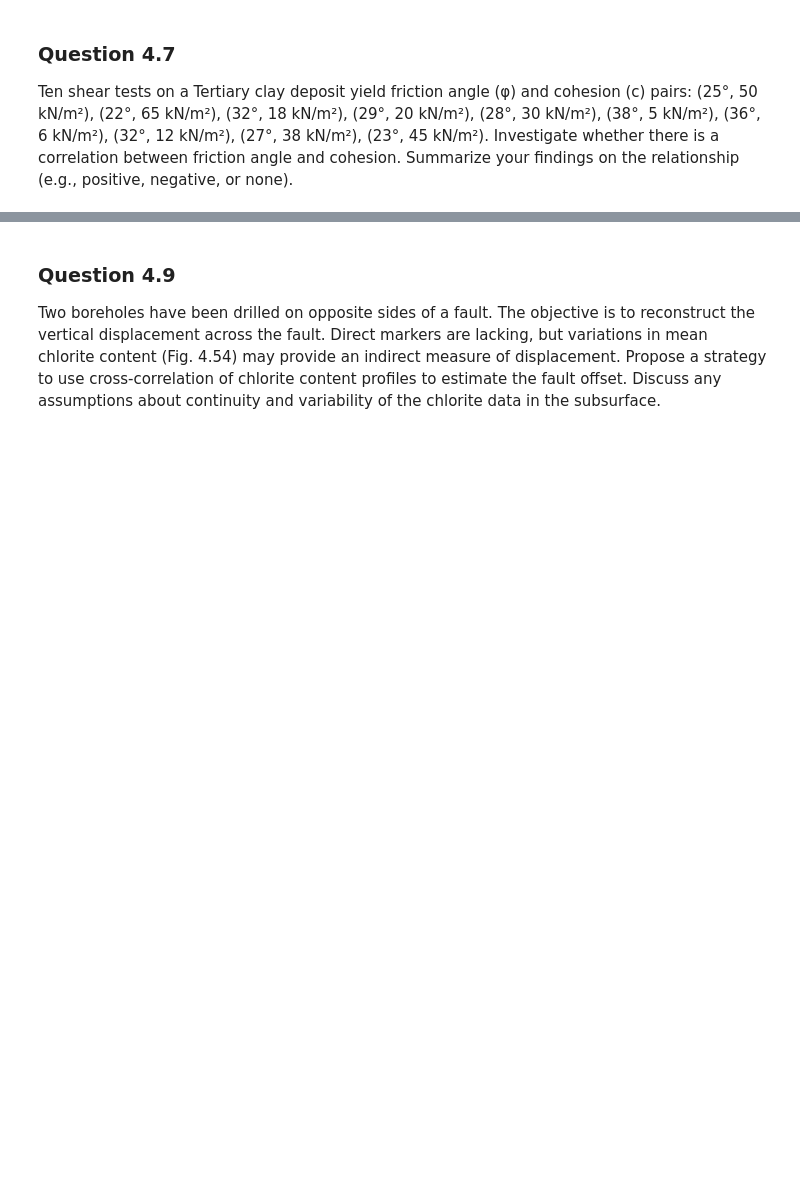
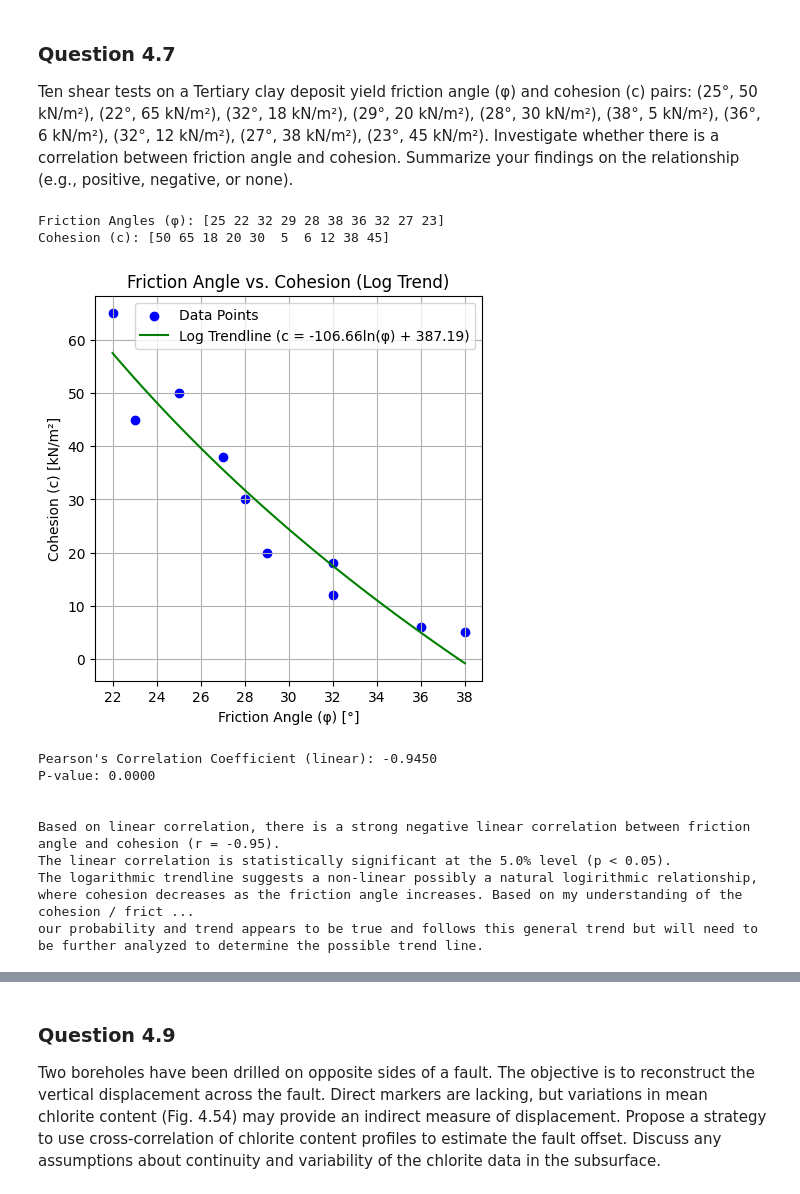
Before and after one commit to iGeology-Illinois/geol-581-module-3-principles-of-uncertainty-chapter-4-GouldDirt26, a Jupyter notebook: GEOL_593_Alex_M_Gould_Module_3_HW_FEB232026.ipynb, the cells around one changed output, grey strips where cells are left out. Saved outputs shown, nothing was run; the diff lists cells and outputs as text; code cells hidden in the pictures; blank space fills up the shorter version.

```diff
--- a/GEOL_593_Alex_M_Gould_Module_3_HW_FEB232026.ipynb
+++ b/GEOL_593_Alex_M_Gould_Module_3_HW_FEB232026.ipynb
@@ -370,0 +457,78 @@ Monthly landslide frequency in a mountain region is documented in a histogram (F
+# %%
+import numpy as np
+import pandas as pd
+import matplotlib.pyplot as plt
+from scipy.stats import pearsonr
+
+# STEP 2 - Store the friction angle and cohesion data in numpy arrays
+phi = np.array([25, 22, 32, 29, 28, 38, 36, 32, 27, 23])
+cohesion = np.array([50, 65, 18, 20, 30, 5, 6, 12, 38, 45])
+
+# Display the data
+print("Friction Angles (φ):", phi)
+print("Cohesion (c):", cohesion)
+print("\n")
+
+# STEP 2 - Plot φ vs. c to visualize potential correlation
+plt.figure(figsize=(5, 5))
+plt.scatter(phi, cohesion, color='blue', label='Data Points')
+
+# Perform logarithmic regression (cohesion = a * log(phi) + b)
+# Handle potential non-positive phi values by adding a small constant if necessary, though here all phi are positive.
+log_phi = np.log(phi)
+
+# Fit a linear model to log_phi and cohesion
+a, b = np.polyfit(log_phi, cohesion, 1)
+
+# Generate points for the log trendline
+phi_for_trend = np.linspace(phi.min(), phi.max(), 100)
+log_cohesion_trend = a * np.log(phi_for_trend) + b
+
+plt.plot(phi_for_trend, log_cohesion_trend, color='green', label=f'Log Trendline (c = {a:.2f}ln(φ) + {b:.2f})')
+
+plt.title('Friction Angle vs. Cohesion (Log Trend)')
+plt.xlabel('Friction Angle (φ) [°]')
+plt.ylabel('Cohesion (c) [kN/m²]')
+plt.grid(True)
+plt.legend()
+plt.show()
+
+# STEP 3 - Calculate Pearson's correlation coefficient
+# (Note: Pearson's r directly measures linear correlation, so it's kept for the original data)
+correlation_coefficient, p_value = pearsonr(phi, cohesion)
+print(f"Pearson's Correlation Coefficient (linear): {correlation_coefficient:.4f}")
+print(f"P-value: {p_value:.4f}")
+
+#STEP 4 - Answer
+if correlation_coefficient > 0.7:
+    relationship = "a strong positive linear correlation"
+elif correlation_coefficient > 0.3:
+    relationship = "a moderate positive linear correlation"
+elif correlation_coefficient < -0.7:
+    relationship = "a strong negative linear correlation"
+elif correlation_coefficient < -0.3:
+    relationship = "a moderate negative linear correlation"
+else:
+    relationship = "a weak or no linear correlation"
+print(f"\n")
+print(f"Based on linear correlation, there is {relationship} between friction angle and cohesion (r = {correlation_coefficient:.2f}).")
+
+alpha = 0.05 # Common significance level
+if p_value < alpha:
+    print(f"The linear correlation is statistically significant at the {alpha*100}% level (p < {alpha}).")
+else:
+    print(f"The linear correlation is not statistically significant at the {alpha*100}% level (p >= {alpha}).")
+
+print("The logarithmic trendline suggests a non-linear possibly a natural logirithmic relationship, where cohesion decreases as the friction angle increases. Based on my understanding of the cohesion / friction angle interactions, \nour probability and trend appears to be true and follows this general trend but will need to be further analyzed to determine the possible trend line.")
+# %% [output]
+Friction Angles (φ): [25 22 32 29 28 38 36 32 27 23]
+Cohesion (c): [50 65 18 20 30  5  6 12 38 45]
+[figure, added]
+Pearson's Correlation Coefficient (linear): -0.9450
+P-value: 0.0000
+
+
+Based on linear correlation, there is a strong negative linear correlation between friction angle and cohesion (r = -0.95).
+The linear correlation is statistically significant at the 5.0% level (p < 0.05).
+The logarithmic trendline suggests a non-linear possibly a natural logirithmic relationship, where cohesion decreases as the friction angle increases. Based on my understanding of the cohesion / frict ...
+our probability and trend appears to be true and follows this general trend but will need to be further analyzed to determine the possible trend line.
```
Also changed, not shown: parts of 36 cells of this notebook.
